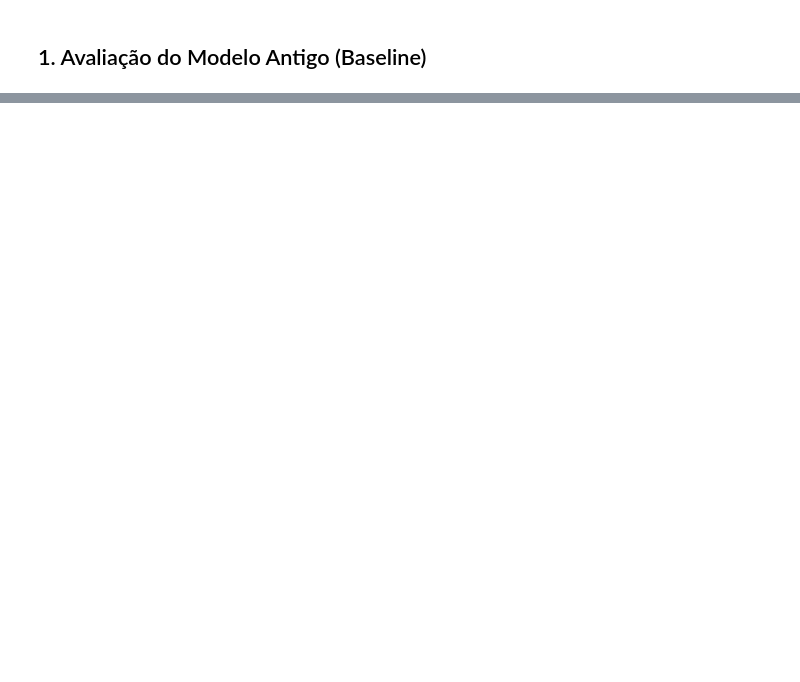
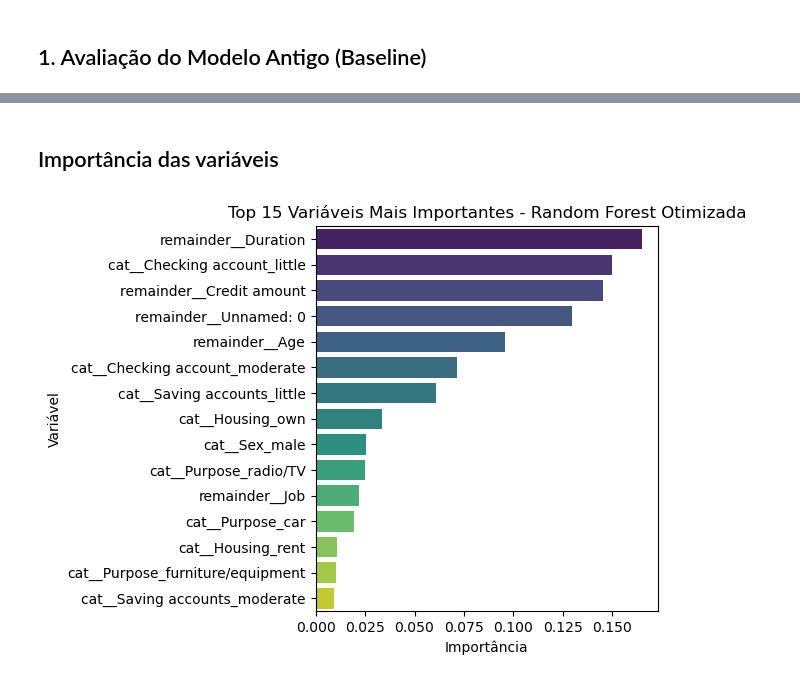
Before and after one commit to VincTorres/Credit_Risk, a Jupyter notebook: notebooks/03_Avaliacao_Modelo.ipynb, the cells around one changed output, grey strips where cells are left out. Cells and saved outputs as stored; diff of their text form; code cells hidden in the pictures; blank space fills up the shorter version.

```diff
--- a/notebooks/03_Avaliacao_Modelo.ipynb
+++ b/notebooks/03_Avaliacao_Modelo.ipynb
@@ -144,0 +177,2 @@ plt.show()
+# %% [markdown]
+## Importância das variáveis
@@ -144,0 +184,18 @@ plt.show()
+# %%
+# Gráfico de importância
+sns.barplot(
+    data=feature_importance.head(15),
+    x="Importance",
+    y="Feature",
+    hue="Feature",
+    legend=False,
+    palette="viridis"
+)
+
+plt.title("Top 15 Variáveis Mais Importantes - Random Forest Otimizada")
+plt.xlabel("Importância")
+plt.ylabel("Variável")
+plt.tight_layout()
+plt.show()
+# %% [output]
+[figure, added]
```
Also changed, not shown: parts of 9 cells of this notebook, 6 other files.
